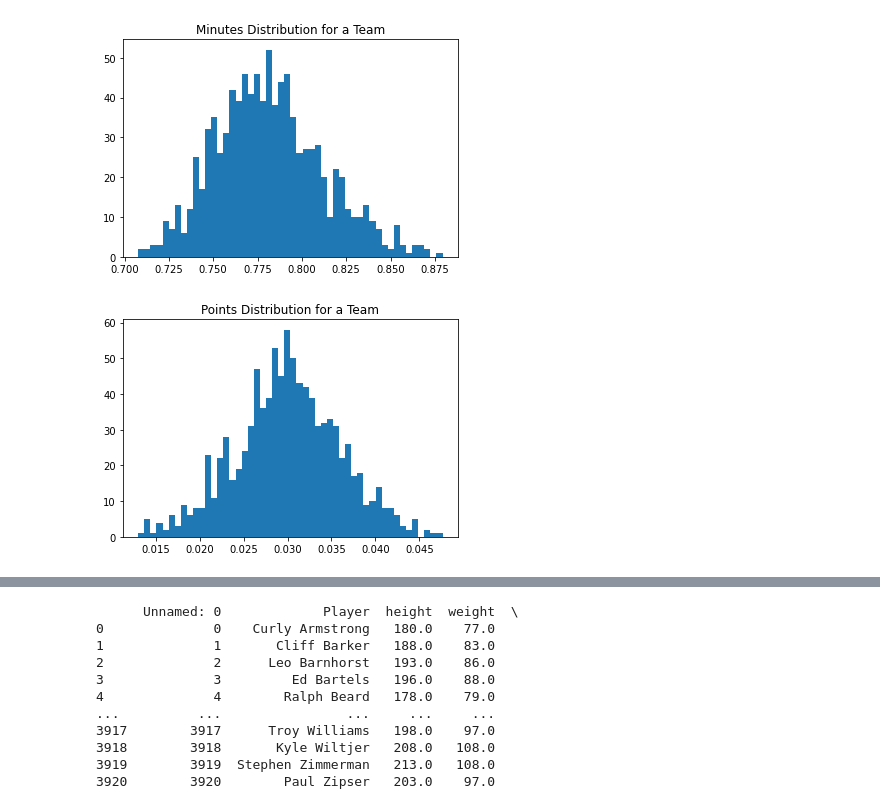
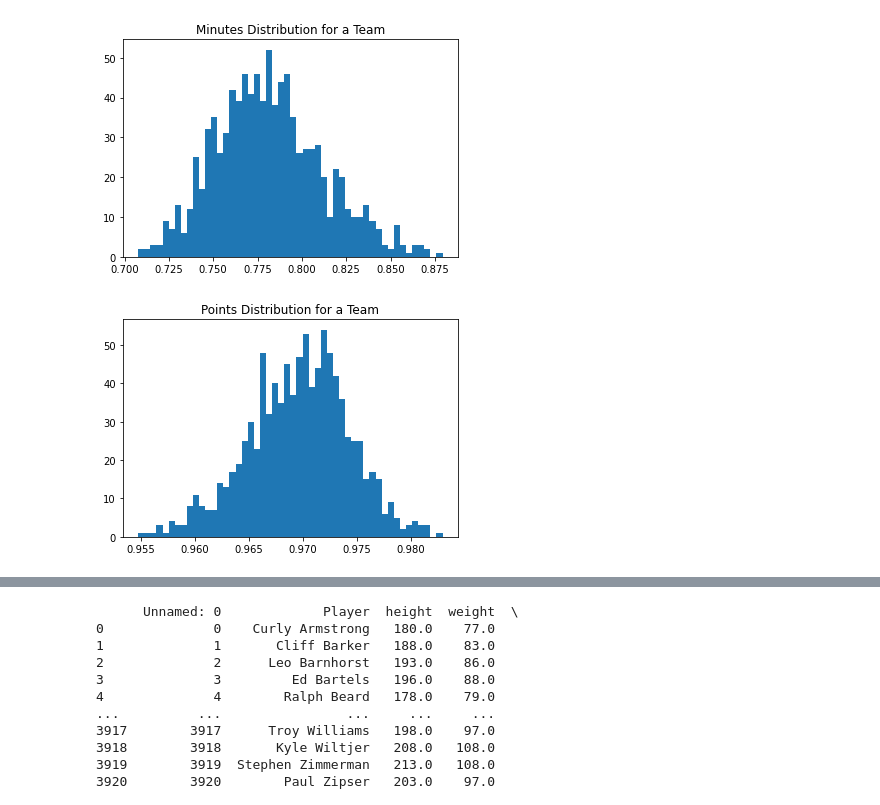
Before and after one commit to canudi/BD_final_project, a Jupyter notebook: final.ipynb, the cells around one changed output, grey strips where cells are left out. Cells and saved outputs as stored; diff of their text form; code cells hidden in the pictures.

Commit message:
divided current code to boxes. found points, shots and minutes distribution columns.

```diff
--- a/final.ipynb
+++ b/final.ipynb
@@ -73,11 +73,12 @@ plt.show()
 # %% [output]
 [figure]
 # %%
-points_distribution = players_df[['PTS', 'TbY']].groupby(players_df.TbY).std()
-norm_points_distribution = points_distribution / np.linalg.norm(points_distribution)
-# The large the std => the division of minutes in the team is smaller.
+players_df['nPTS'] = players_df.PTS / players_df.G
+points_distribution = players_df[['nPTS', 'TbY']].groupby(players_df.TbY).std()
+norm_points_distribution = 1 - (points_distribution / np.linalg.norm(points_distribution))
+# The large the std => the division of points in the team is smaller.
 plt.hist(norm_points_distribution[tby_mask], bins=50)
 plt.title('Points Distribution for a Team')
 plt.show()
 # %% [output]
-[figure, old version]
+[figure, new version]
```
Also changed, not shown: parts of 1 cell of this notebook.
